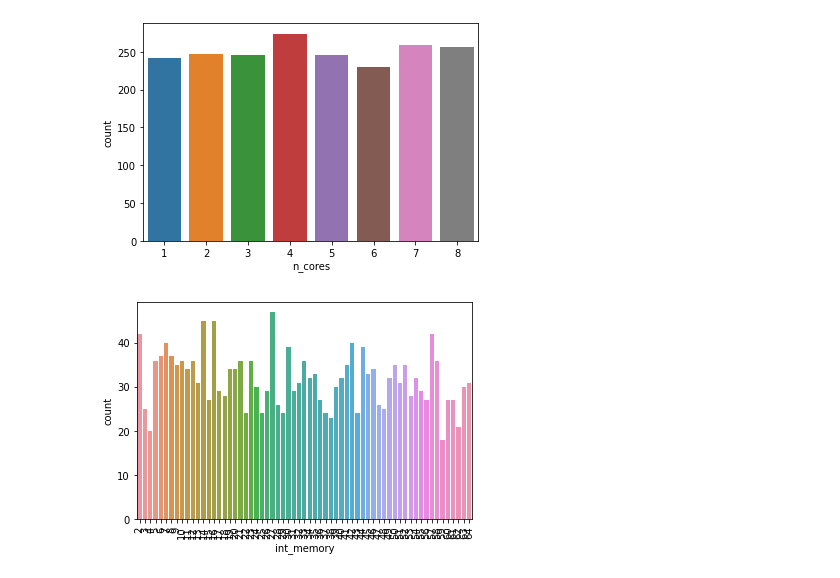
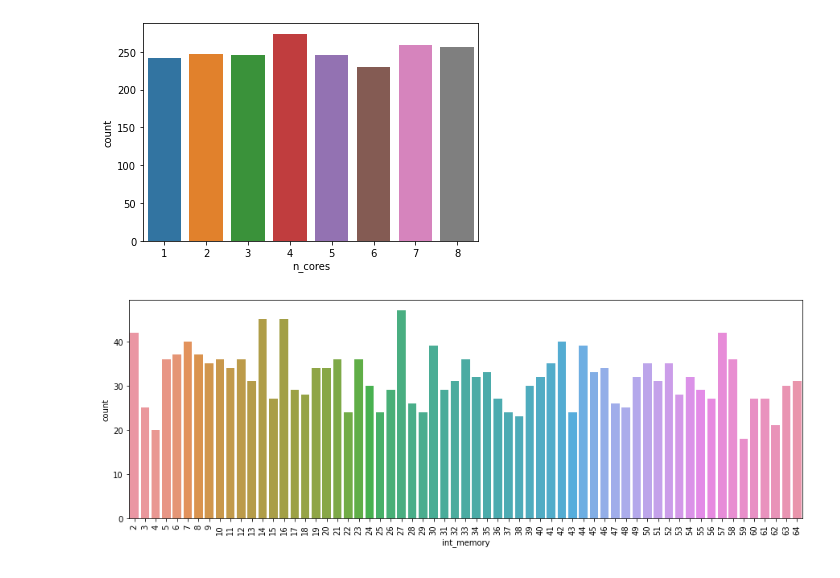
Before and after one commit to isoori/Mobile-Price-Prediction, a Jupyter notebook: Untitled.ipynb, the cells around one changed output. Drawn from its saved outputs; the diff is of its cells as text; code cells hidden in the pictures.

```diff
--- a/Untitled.ipynb
+++ b/Untitled.ipynb
@@ -46,9 +46,9 @@ plt.show()
 # %% [output]
 [figure]
 # %%
-
+plt.figure(figsize=(15,5))
 sns.countplot(data=df,x='int_memory')
 plt.xticks(rotation='vertical')
 plt.show()
 # %% [output]
-[figure, old version]
+[figure, new version]
```
Also changed, not shown: parts of 17 cells of this notebook.
